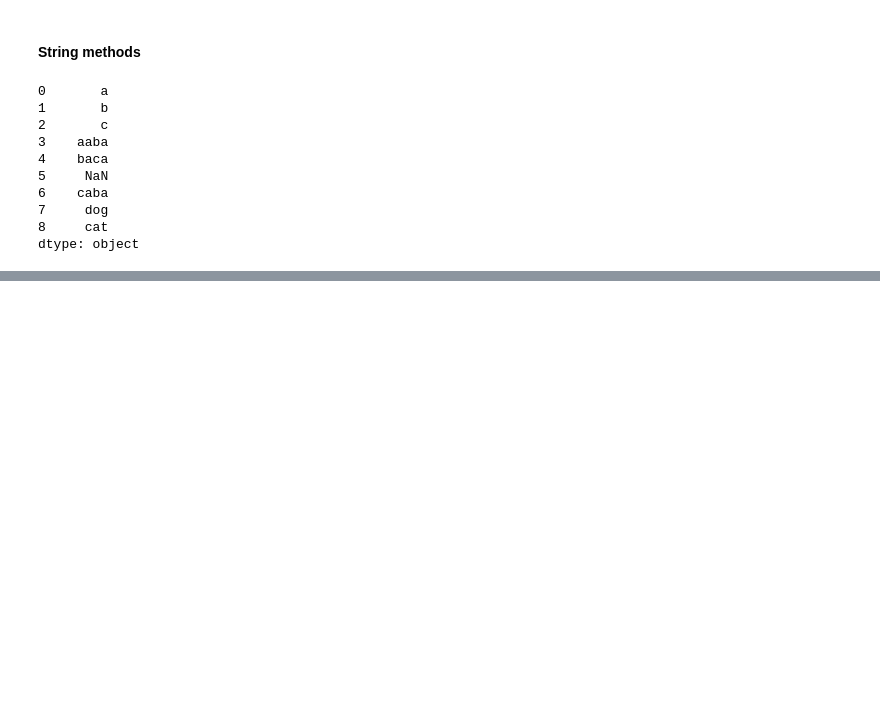
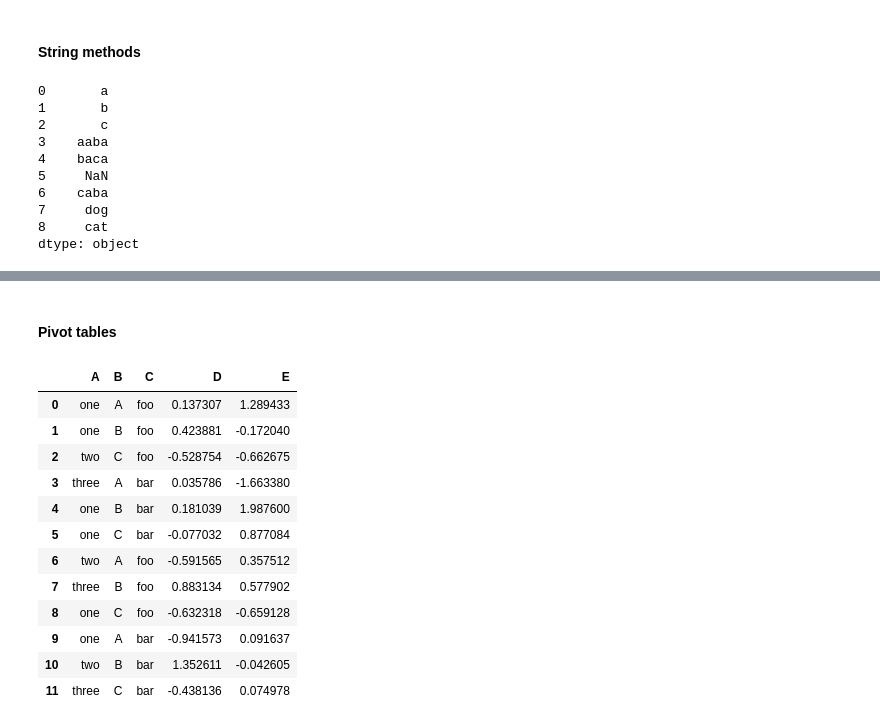
Before and after one commit to NoobRushEr/Machine-Learning-Zero-to-Hero, a Jupyter notebook: week01_lenses/notebooks/pandas.ipynb, the cells around one changed output, grey strips where cells are left out. Drawn from its saved outputs; the diff is of its cells as text; code cells hidden in the pictures; blank space fills up the shorter version.

```diff
--- a/week01_lenses/notebooks/pandas.ipynb
+++ b/week01_lenses/notebooks/pandas.ipynb
@@ -504,0 +703,27 @@ dtype: object
+# %% [markdown]
+#### Pivot tables
+# %%
+df = pd.DataFrame(
+    {
+        "A": ["one", "one", "two", "three"] * 3,
+        "B": ["A", "B", "C"] * 4,
+        "C": ["foo", "foo", "foo", "bar", "bar", "bar"] * 2,
+        "D": np.random.randn(12),
+        "E": np.random.randn(12),
+    }
+)
+df
+# %% [output]
+|  | A | B | C | D | E |
+| 0 | one | A | foo | 0.137307 | 1.289433 |
+| 1 | one | B | foo | 0.423881 | -0.172040 |
+| 2 | two | C | foo | -0.528754 | -0.662675 |
+| 3 | three | A | bar | 0.035786 | -1.663380 |
+| 4 | one | B | bar | 0.181039 | 1.987600 |
+| 5 | one | C | bar | -0.077032 | 0.877084 |
+| 6 | two | A | foo | -0.591565 | 0.357512 |
+| 7 | three | B | foo | 0.883134 | 0.577902 |
+| 8 | one | C | foo | -0.632318 | -0.659128 |
+| 9 | one | A | bar | -0.941573 | 0.091637 |
+| 10 | two | B | bar | 1.352611 | -0.042605 |
+| 11 | three | C | bar | -0.438136 | 0.074978 |
```
Also changed, not shown: parts of 63 cells of this notebook, 8 other files.
